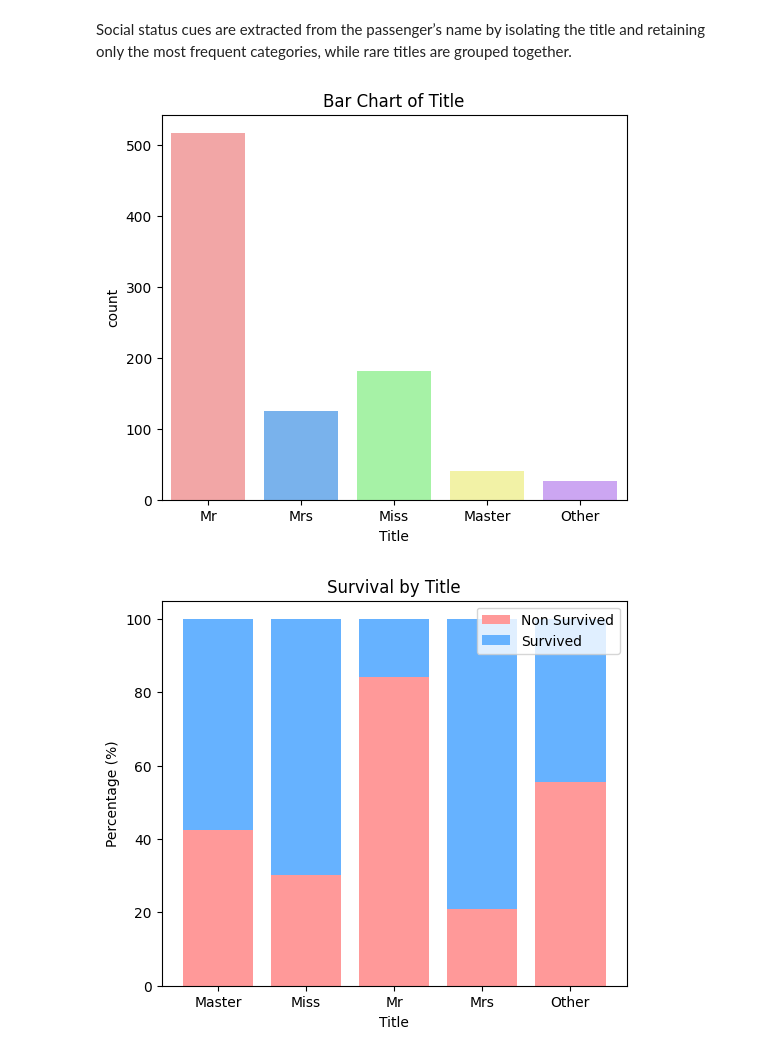
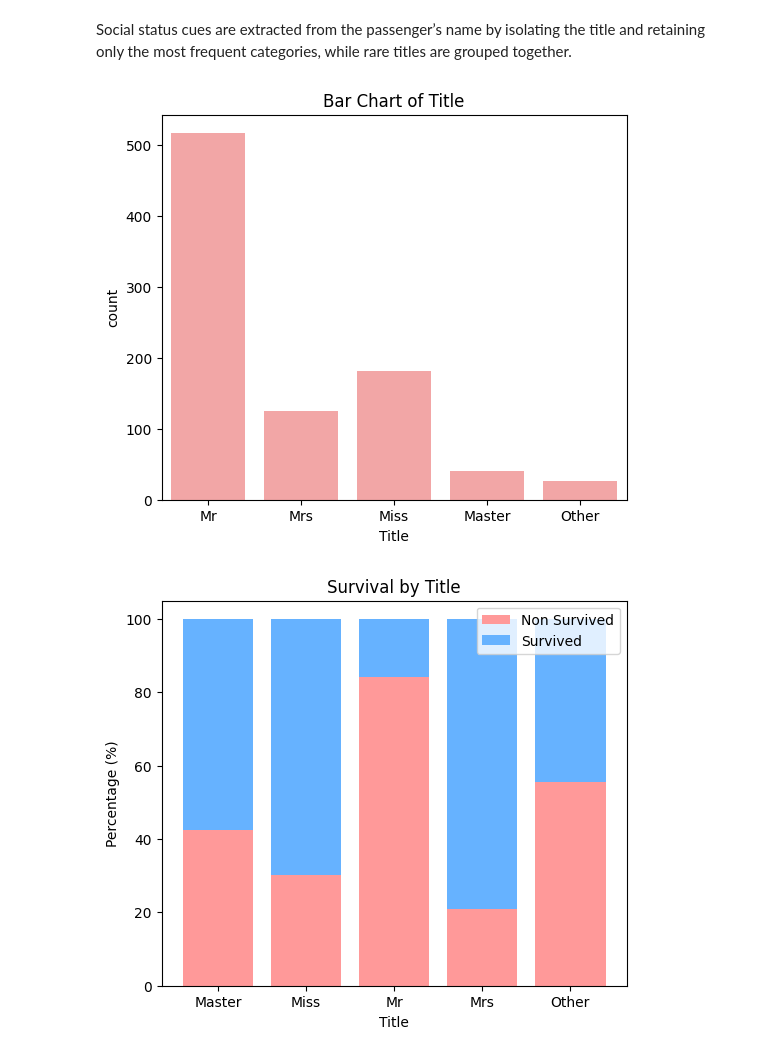
Before and after one commit to fede-giorgi/Transformer_is_All_You_Need, a Jupyter notebook: project.ipynb, the cells around one changed output. Drawn from its saved outputs; the diff is of its cells as text; code cells hidden in the pictures.

```diff
--- a/project.ipynb
+++ b/project.ipynb
@@ -1002,16 +1001,15 @@ df_train["Title"] = df_train["Title"].apply(
 # %%
 # Bar Chart of Title
 plt.figure(figsize=(6, 5))
 sns.countplot(
     x="Title",
     data=df_train,
-    palette=colors,
-    hue="Title",
+    color=colors[0],
     legend=False)
 plt.title("Bar Chart of Title")
 plt.show()
 # %% [output]
-[figure, old version]
+[figure, new version]
 # %%
 percent_df = (
     df_train.groupby("Title", observed=False)["Survived"]
```
Also changed, not shown: parts of 4 cells of this notebook.
